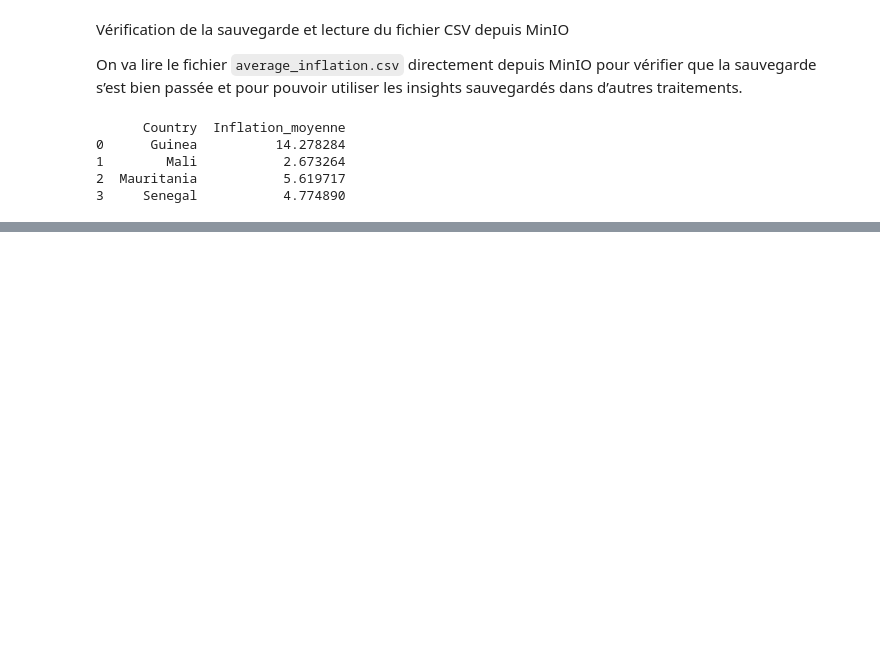
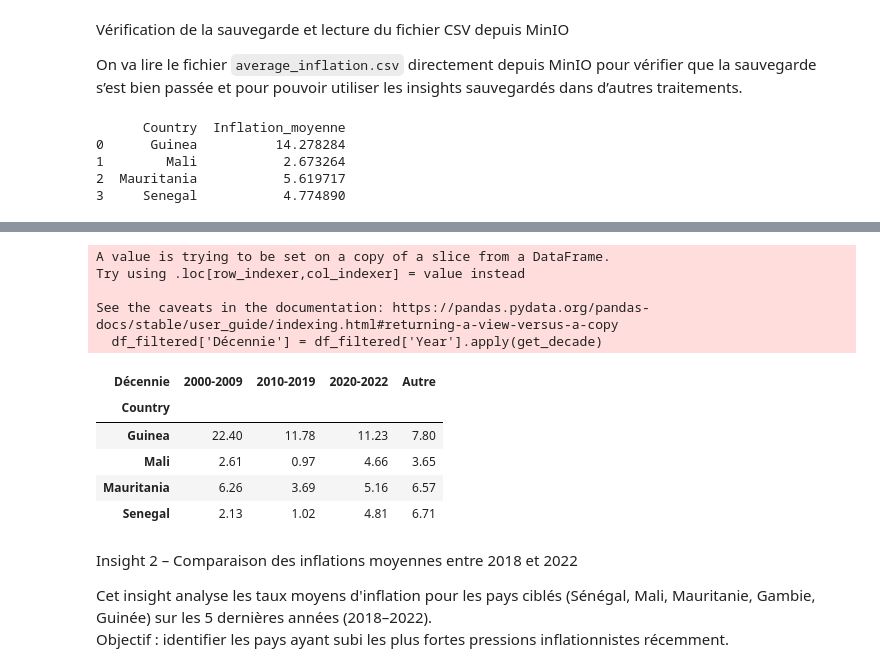
Before and after one commit to mohamedcamara2002/projet_big_data, a Jupyter notebook: _notebooks/projet.ipynb, the cells around one changed output, grey strips where cells are left out. Drawn from its saved outputs; the diff is of its cells as text; code cells hidden in the pictures; blank space fills up the shorter version.

```diff
--- a/_notebooks/projet.ipynb
+++ b/_notebooks/projet.ipynb
@@ -430,0 +413,41 @@ Connexion réussie à PostgreSQL
+# %%
+import pandas as pd
+
+# S'assurer qu'on travaille bien sur les bons pays
+pays = ['Senegal', 'Mali', 'Mauritania', 'Gambia', 'Guinea']
+df_filtered = data[data['Country'].isin(pays)]
+
+# Ajouter une colonne "Décennie"
+def get_decade(year):
+    if 2000 <= year <= 2009:
+        return '2000-2009'
+    elif 2010 <= year <= 2019:
+        return '2010-2019'
+    elif 2020 <= year <= 2022:
+        return '2020-2022'
+    else:
+        return 'Autre'
+
+df_filtered['Décennie'] = df_filtered['Year'].apply(get_decade)
+
+# Moyenne inflation par pays et par décennie
+tendances = df_filtered.groupby(['Country', 'Décennie'])['Inflation'].mean().reset_index()
+tendances = tendances.pivot(index='Country', columns='Décennie', values='Inflation').round(2)
+display(tendances)
+# %% [output]
+A value is trying to be set on a copy of a slice from a DataFrame.
+Try using .loc[row_indexer,col_indexer] = value instead
+
+See the caveats in the documentation: https://pandas.pydata.org/pandas-docs/stable/user_guide/indexing.html#returning-a-view-versus-a-copy
+  df_filtered['Décennie'] = df_filtered['Year'].apply(get_decade)
+| Décennie | 2000-2009 | 2010-2019 | 2020-2022 | Autre |
+| Country |  |  |  |  |
+| Guinea | 22.40 | 11.78 | 11.23 | 7.80 |
+| Mali | 2.61 | 0.97 | 4.66 | 3.65 |
+| Mauritania | 6.26 | 3.69 | 5.16 | 6.57 |
+| Senegal | 2.13 | 1.02 | 4.81 | 6.71 |
+# %% [markdown]
+Insight 2 – Comparaison des inflations moyennes entre 2018 et 2022
+
+Cet insight analyse les taux moyens d'inflation pour les pays ciblés (Sénégal, Mali, Mauritanie, Gambie, Guinée) sur les 5 dernières années (2018–2022).
+Objectif : identifier les pays ayant subi les plus fortes pressions inflationnistes récemment.
```
Also changed, not shown: parts of 14 cells of this notebook, 10 other files.
